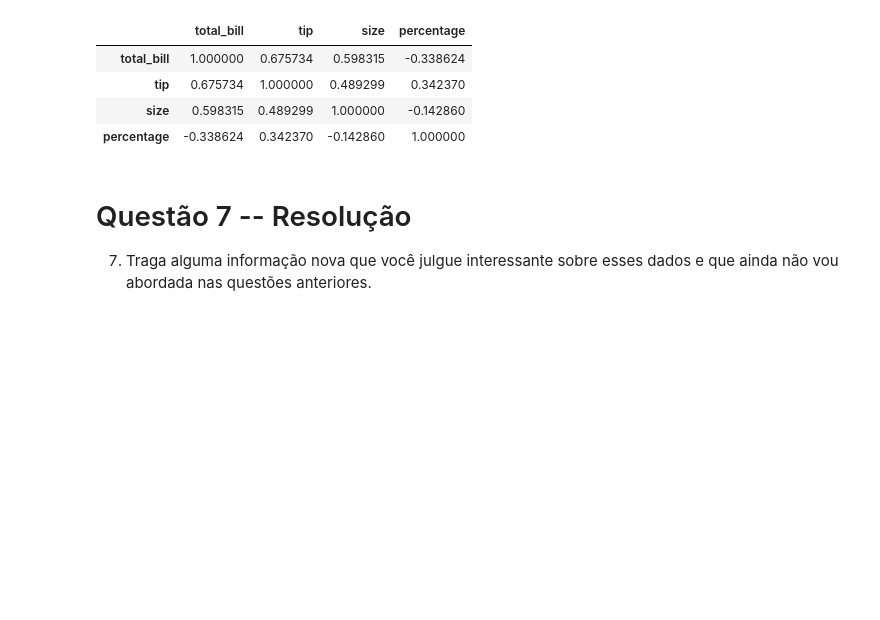
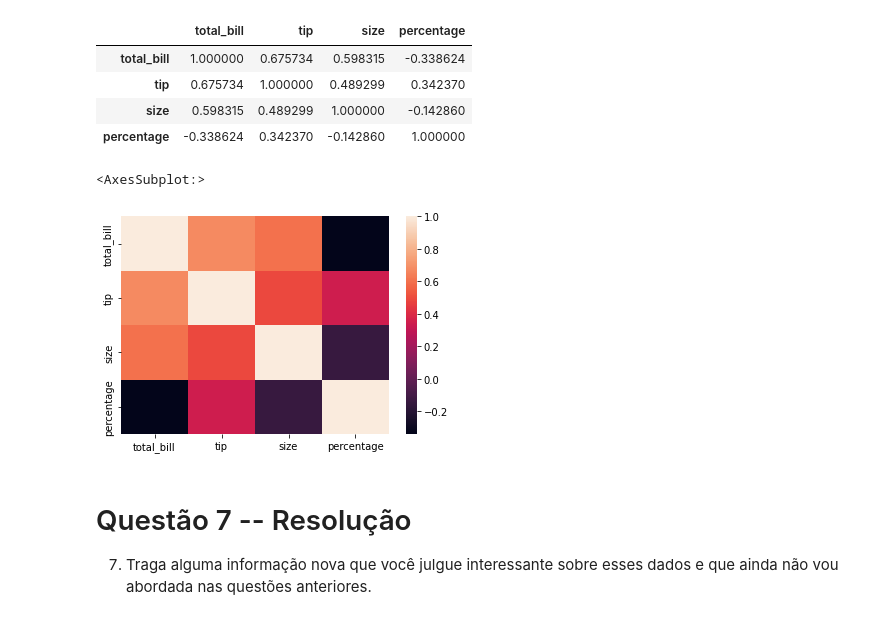
Before and after one commit to Ruann-01/Python_IA, a Jupyter notebook: Atividade 2/Atividade 2 - Exercícios.ipynb, the cells around one changed output. Cells and saved outputs as stored; diff of their text form; code cells hidden in the pictures; blank space fills up the shorter version.

Commit message:
Construindo as visualizações utilizando matplotlib e seaborn

```diff
--- a/Atividade 2/Atividade 2 - Exercícios.ipynb
+++ b/Atividade 2/Atividade 2 - Exercícios.ipynb
@@ -380,6 +380,12 @@ df[['total_bill','tip','size','percentage']].corr()
 | tip | 0.675734 | 1.000000 | 0.489299 | 0.342370 |
 | size | 0.598315 | 0.489299 | 1.000000 | -0.142860 |
 | percentage | -0.338624 | 0.342370 | -0.142860 | 1.000000 |
+# %%
+# Uma complementação com o heatmap do seanborn trazendo as correlações através de uma melhor visualização
+sns.heatmap(df[['total_bill','tip','size','percentage']].corr())
+# %% [output]
+<AxesSubplot:>
+[figure, added]
 # %% [markdown]
 # Questão 7 -- Resolução
 7. Traga alguma informação nova que você julgue interessante sobre esses dados e que ainda não vou abordada nas questões anteriores.
```
Also changed, not shown: parts of 7 cells of this notebook.
